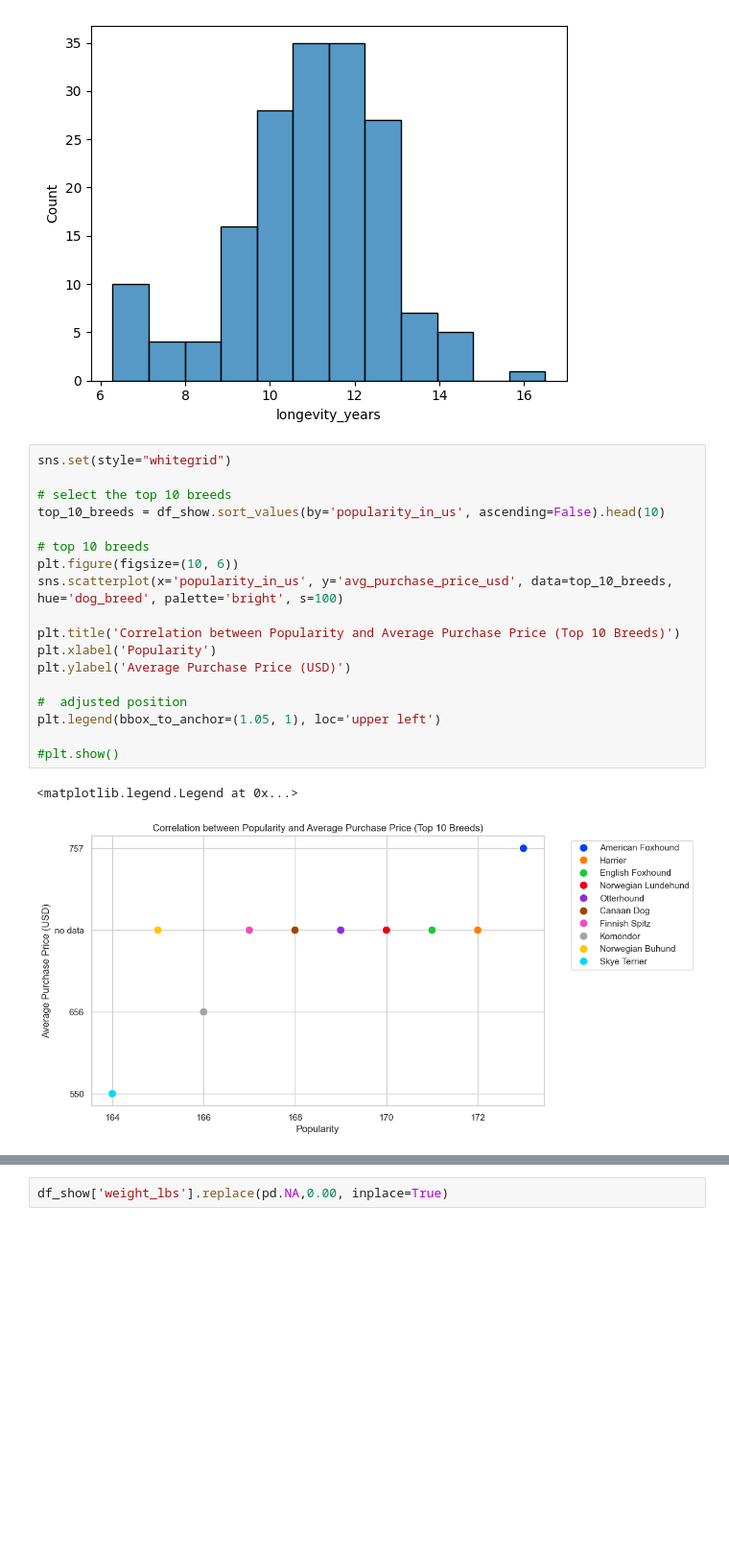
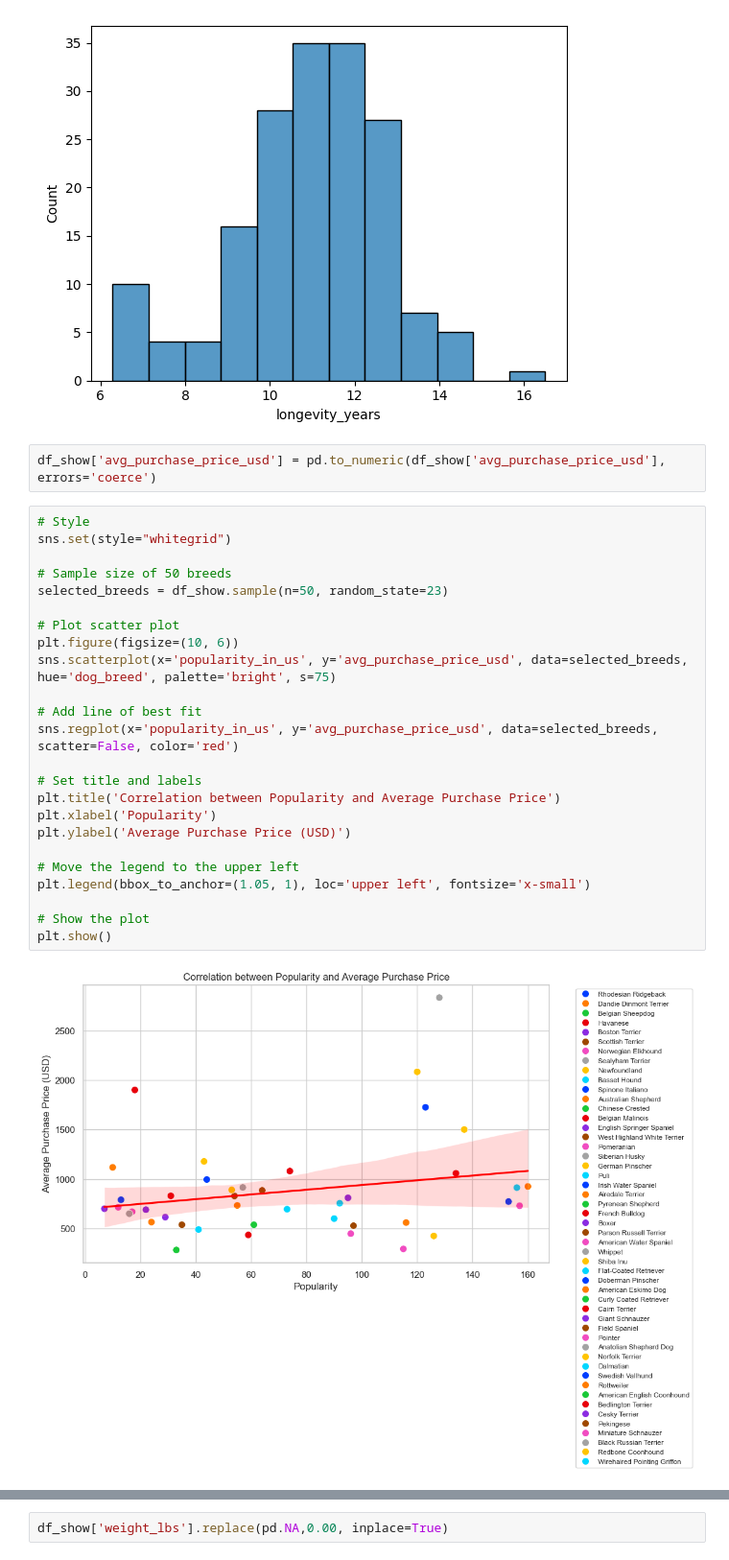
Before and after one commit to nas27/doggo-data, a Jupyter notebook: Notebooks/doggo_data_eda.ipynb, the cells around one changed output, grey strips where cells are left out. Shown at 96% size. Cells and saved outputs as stored; diff of their text form; blank space fills up the shorter version.

```diff
--- a/Notebooks/doggo_data_eda.ipynb
+++ b/Notebooks/doggo_data_eda.ipynb
@@ -407,24 +432,31 @@ sns.histplot(data=df_show['longevity_years'],bins=12)
 # %% [output]
 <Axes: xlabel='longevity_years', ylabel='Count'>
 [figure]
-# %%
-sns.set(style="whitegrid")
-
-# select the top 10 breeds
-top_10_breeds = df_show.sort_values(by='popularity_in_us', ascending=False).head(10)
-
-# top 10 breeds
-plt.figure(figsize=(10, 6))
-sns.scatterplot(x='popularity_in_us', y='avg_purchase_price_usd', data=top_10_breeds, hue='dog_breed', palette='bright', s=100)
-
-plt.title('Correlation between Popularity and Average Purchase Price (Top 10 Breeds)')
-plt.xlabel('Popularity')
-plt.ylabel('Average Purchase Price (USD)')
-
-#  adjusted position
-plt.legend(bbox_to_anchor=(1.05, 1), loc='upper left')
-
-#plt.show()
-# %% [output]
-<matplotlib.legend.Legend at 0x...>
-[figure, removed]
+# %%
+df_show['avg_purchase_price_usd'] = pd.to_numeric(df_show['avg_purchase_price_usd'], errors='coerce')
+# %%
+# Style
+sns.set(style="whitegrid")
+
+# Sample size of 50 breeds
+selected_breeds = df_show.sample(n=50, random_state=23)
+
+# Plot scatter plot
+plt.figure(figsize=(10, 6))
+sns.scatterplot(x='popularity_in_us', y='avg_purchase_price_usd', data=selected_breeds, hue='dog_breed', palette='bright', s=75)
+
+# Add line of best fit
+sns.regplot(x='popularity_in_us', y='avg_purchase_price_usd', data=selected_breeds, scatter=False, color='red')
+
+# Set title and labels
+plt.title('Correlation between Popularity and Average Purchase Price')
+plt.xlabel('Popularity')
+plt.ylabel('Average Purchase Price (USD)')
+
+# Move the legend to the upper left
+plt.legend(bbox_to_anchor=(1.05, 1), loc='upper left', fontsize='x-small')
+
+# Show the plot
+plt.show()
+# %% [output]
+[figure, added]
```
Also changed, not shown: parts of 12 cells of this notebook, 16 other files.
